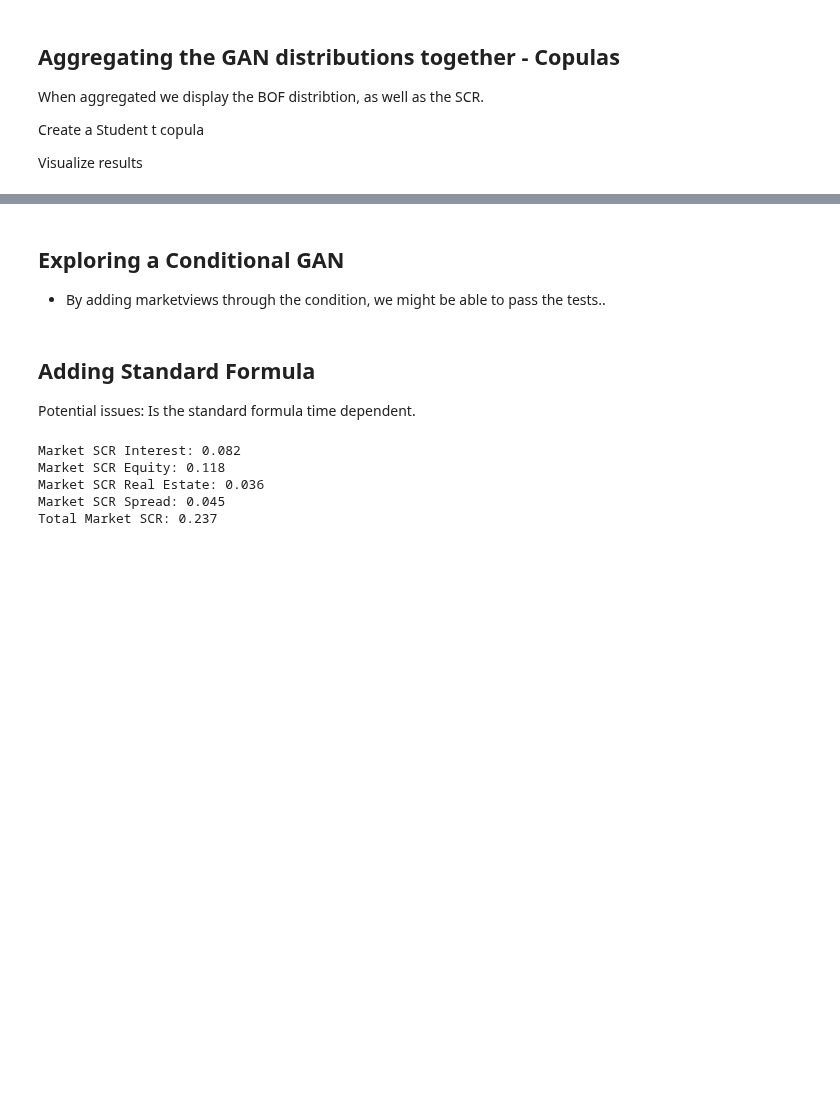
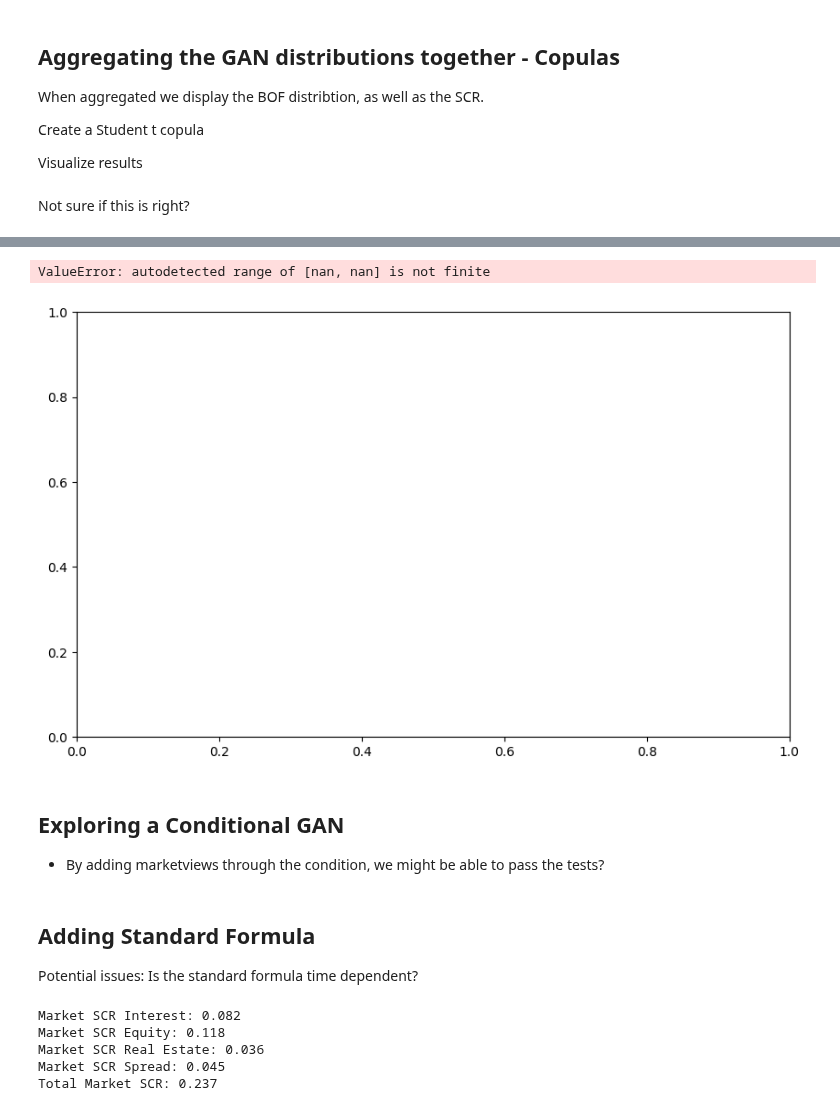
Before and after one commit to nickaskari/master-thesis, a Jupyter notebook: model_comparisons.ipynb, the cells around one changed output, grey strips where cells are left out. Cells and saved outputs as stored; diff of their text form; code cells hidden in the pictures; blank space fills up the shorter version.

Commit message:
copula:gan

```diff
--- a/model_comparisons.ipynb
+++ b/model_comparisons.ipynb
@@ -182,0 +183,20 @@ Visualize results
+# %% [markdown]
+Not sure if this is right?
+# %%
+gan_samples_list = []
+for asset_name in returns_df.columns:
+    generated_returns = load_generated_returns(asset_name)
+    generated_returns = np.array(generated_returns)
+    cum_returns = np.prod(1 + generated_returns, axis=1) - 1
+    gan_samples_list.append(cum_returns)
+gan_samples = np.column_stack(gan_samples_list)
+# %%
+multi_gan = CopulaGAN(
+    gan_samples=gan_samples,
+    weights=weights
+)
+
+dist_multi_gan, scr_multi_gan = multi_gan.calculate_distribution_and_scr()
+
+plot_bof_var(dist_multi_gan, scr_multi_gan, "Multivariate GAN", bof_0),
+# %% [output]
@@ -183,10 +204,12 @@ Visualize results
+ValueError: autodetected range of [nan, nan] is not finite
+[figure, added]
 # %% [markdown]
 ## Exploring a Conditional GAN
- - By adding marketviews through the condition, we might be able to pass the tests..
+ - By adding marketviews through the condition, we might be able to pass the tests?
 # %% [markdown]
 ## Adding Standard Formula
 
-Potential issues: Is the standard formula time dependent.
+Potential issues: Is the standard formula time dependent?
 # %%
 from standard_formula.sf import calculate_market_scr
 from utilities.map_weights_to_assets import map_weights_to_assets
```
Also changed, not shown: parts of 3 cells of this notebook, 5 other files.
